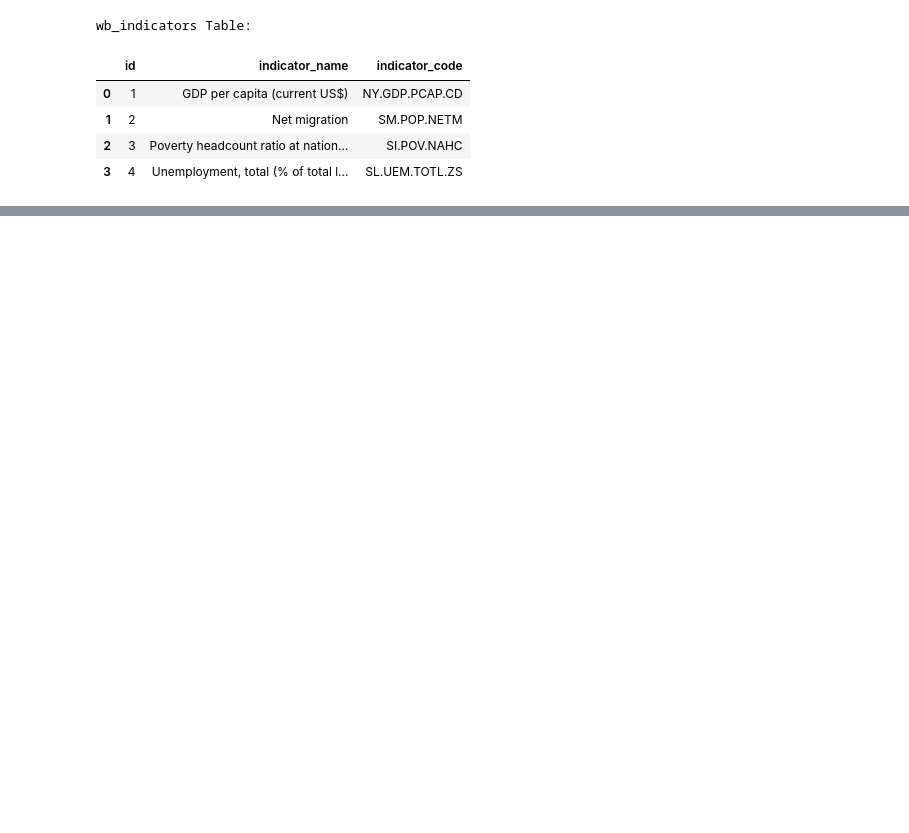
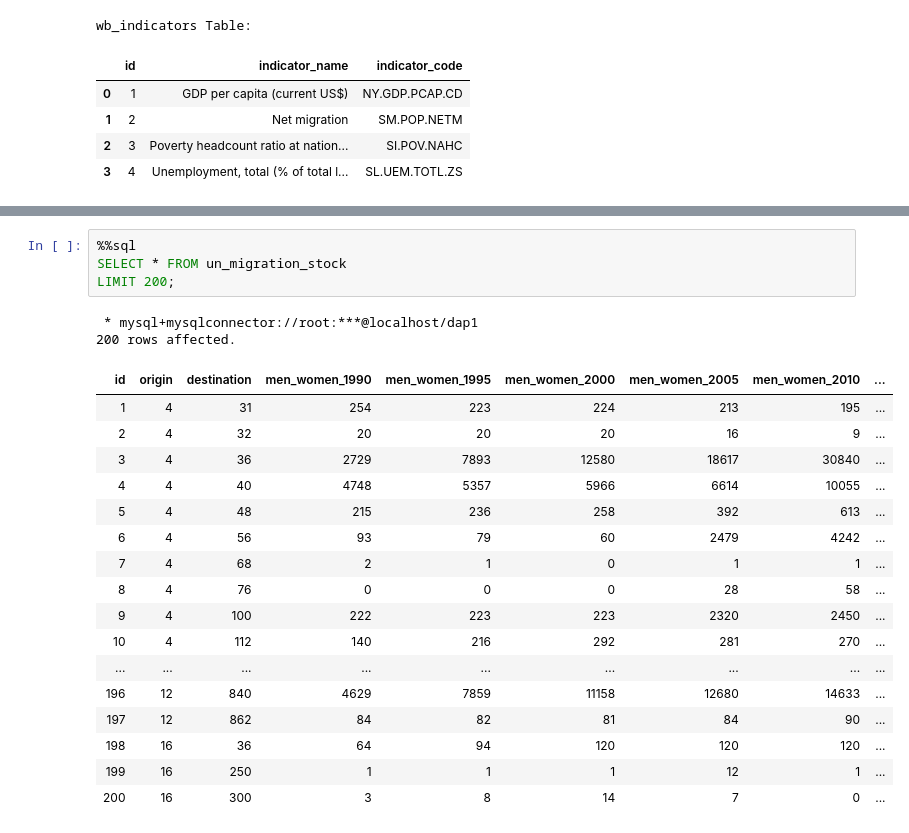
Before and after one commit to jsruano/dap1_migration_analysis, a Jupyter notebook: notebooks/2.2.3. Data preparation, configuration and data import.ipynb, the cells around one changed output, grey strips where cells are left out. Saved outputs shown, nothing was run; the diff lists cells and outputs as text; blank space fills up the shorter version.

```diff
--- a/notebooks/2.2.3. Data preparation, configuration and data import.ipynb
+++ b/notebooks/2.2.3. Data preparation, configuration and data import.ipynb
@@ -590,0 +611,24 @@ un_migration_stock Table:
+# %%
+%%sql
+SELECT * FROM un_migration_stock
+LIMIT 200;
+# %% [output]
+ * mysql+mysqlconnector://root:***@localhost/dap1
+200 rows affected.
+| id | origin | destination | men_women_1990 | men_women_1995 | men_women_2000 | men_women_2005 | men_women_2010 | ... |
+| 1 | 4 | 31 | 254 | 223 | 224 | 213 | 195 | ... |
+| 2 | 4 | 32 | 20 | 20 | 20 | 16 | 9 | ... |
+| 3 | 4 | 36 | 2729 | 7893 | 12580 | 18617 | 30840 | ... |
+| 4 | 4 | 40 | 4748 | 5357 | 5966 | 6614 | 10055 | ... |
+| 5 | 4 | 48 | 215 | 236 | 258 | 392 | 613 | ... |
+| 6 | 4 | 56 | 93 | 79 | 60 | 2479 | 4242 | ... |
+| 7 | 4 | 68 | 2 | 1 | 0 | 1 | 1 | ... |
+| 8 | 4 | 76 | 0 | 0 | 0 | 28 | 58 | ... |
+| 9 | 4 | 100 | 222 | 223 | 223 | 2320 | 2450 | ... |
+| 10 | 4 | 112 | 140 | 216 | 292 | 281 | 270 | ... |
+| ... | ... | ... | ... | ... | ... | ... | ... | ... |
+| 196 | 12 | 840 | 4629 | 7859 | 11158 | 12680 | 14633 | ... |
+| 197 | 12 | 862 | 84 | 82 | 81 | 84 | 90 | ... |
+| 198 | 16 | 36 | 64 | 94 | 120 | 120 | 120 | ... |
+| 199 | 16 | 250 | 1 | 1 | 1 | 12 | 1 | ... |
+| 200 | 16 | 300 | 3 | 8 | 14 | 7 | 0 | ... |
```
Also changed, not shown: parts of 9 cells of this notebook, 1 other file.
